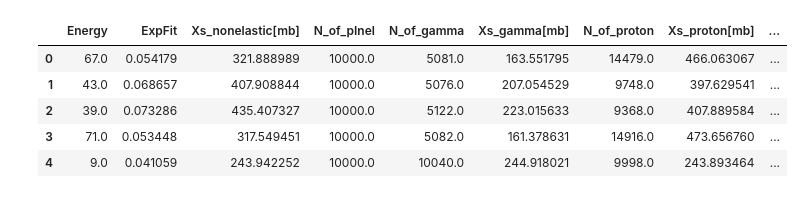
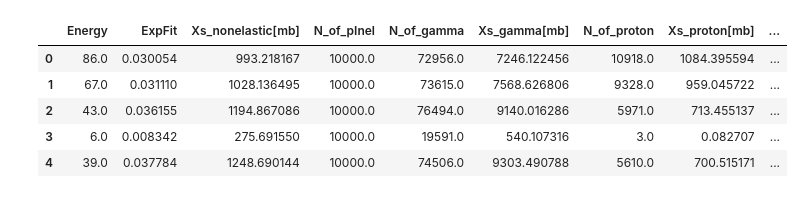
Before and after one commit to GiorgioCartechini/CrossSectionG4, a Jupyter notebook: Macro/G4_XS_Analysis.ipynb, the cells around one changed output. Saved outputs shown, nothing was run; the diff lists cells and outputs as text; code cells hidden in the pictures.

```diff
--- a/Macro/G4_XS_Analysis.ipynb
+++ b/Macro/G4_XS_Analysis.ipynb
@@ -41,13 +48,13 @@ Concerning G4 simulations:
 </ol>
 # %%
 talyspath = "/Users/giorgio/Documents/PhD/PromptGamma/TALYS/"
-G4path = "/Users/giorgio/Documents/PhD/G4_PG/CrossSectionPG/HardXS-build/O16/"
+G4path = "/Users/giorgio/Documents/PhD/G4_PG/CrossSectionPG/HardXS-build/Y89/"
 
 import os
 import pandas as pd
 import numpy as np
 from scipy.optimize import curve_fit
-import matplotlib.pyplot as plt
+from matplotlib import pyplot as plt
 
 #FIT FUNCTION
 def f(x, a, b, c):
@@ -90,7 +97,6 @@ def GetPARTICLEInfo(G4path,filename):
     f = open(G4path+filename, 'r')
     for i, line in enumerate(f):
         if(line.find("PARTICLES") != -1):
-            print(line)
             index = i
         if i>index:
             output[line[:line.find("->")]] = float(line[line.find("->")+2:])
@@ -173,13 +179,22 @@ elif target =='O16':
 
 #GET TOTAL NON ELASTIC CROSS SECTION
 XS['Xs_nonelastic[mb]'] = XS['ExpFit']*A*cmquad2mbarn_Na*1000/density
-plt.plot(XS.sort_values(by='Energy')['Energy'], XS.sort_values(by='Energy')['Xs_nonelastic[mb]'], label='BIC')
-plt.xlim(3,100)
-#plt.ylim(0,3000)
-plt.xlabel("Energy [MeV]")
-plt.ylabel("Cross section [mb]")
-plt.title("Nonelastic Xs")
-plt.legend()
 
-MFP_Ene.plot()
+fig, axs = plt.subplots(1,2, figsize=(15,5))
+axs[0].plot(XS.sort_values(by='Energy')['Energy'], XS.sort_values(by='Energy')['Xs_nonelastic[mb]'], label='BIC')
+axs[0].set_xlim(3,100)
+axs[0].set_ylim(0,3000)
+axs[0].set_xlabel("Energy [MeV]")
+axs[0].set_ylabel("Cross section [mb]")
+axs[0].set_title("Nonelastic Xs")
+axs[0].legend()
+
+axs[1].plot(MFP_Ene["Bins"], MFP_Ene["9p"], label='5 MeV')
+axs[1].plot(MFP_Ene["Bins"], MFP_Ene["21"], label='21 MeV')
+axs[1].plot(MFP_Ene["Bins"], MFP_Ene["91"], label='91 MeV')
+axs[1].set_xlim(0,200)
+axs[1].set_ylabel("counts")
+axs[1].set_xlabel("mean free path [mm]")
+axs[1].set_title("Mean Free Path")
+axs[1].legend()
 # %% [output]
@@ -236,41 +238,41 @@ for ene in MFP_Ene.columns:
         try:
             if target == 'Y89':
                 vec_pg.append(particles[ene]["Zr90"]) #GET Zr90 PER ENERGY
             elif target =='Cu63':
-                vec_pg.append(particles[ene]["Zr90"]) #GET Zr90 PER ENERGY
+                vec_pg.append(particles[ene]["Zn64"]) #GET Zr90 PER ENERGY
             elif target =='C12':
-                vec_pg.append(particles[ene]["Zr90"]) #GET Zr90 PER ENERGY
+                vec_pg.append(particles[ene]["N13"]) #GET Zr90 PER ENERGY
             elif target =='O16':
-                vec_pg.append(particles[ene]["C12"]) #GET Zr90 PER ENERGY
+                vec_pg.append(particles[ene]["Li7"]) #GET Zr90 PER ENERGY
         except:
             vec_pg.append(0.)
 
 
 XS['N_of_pInel'] = vec_pInelastic
 
 XS['N_of_gamma'] = vec_gamma
 XS['Xs_gamma[mb]'] = XS['Xs_nonelastic[mb]']*XS['N_of_gamma']/XS['N_of_pInel']
 
 XS['N_of_proton'] = vec_proton
 XS['Xs_proton[mb]'] = XS['Xs_nonelastic[mb]']*XS['N_of_proton']/XS['N_of_pInel']
 
 XS['N_of_alpha'] = vec_alpha
 XS['Xs_alpha[mb]'] = XS['Xs_nonelastic[mb]']*XS['N_of_alpha']/XS['N_of_pInel']
 
 XS['N_of_nutron'] = vec_neutron
 XS['Xs_neutron[mb]'] = XS['Xs_nonelastic[mb]']*XS['N_of_nutron']/XS['N_of_pInel']
 
 XS['N_of_pg'] = vec_pg
 XS['Xs_pg[mb]'] = XS['Xs_nonelastic[mb]']*XS['N_of_pg']/XS['N_of_pInel']
 
 XS.head()
 # %% [output]
 |  | Energy | ExpFit | Xs_nonelastic[mb] | N_of_pInel | N_of_gamma | Xs_gamma[mb] | N_of_proton | Xs_proton[mb] | ... |
-| 0 | 67.0 | 0.054179 | 321.888989 | 10000.0 | 5081.0 | 163.551795 | 14479.0 | 466.063067 | ... |
-| 1 | 43.0 | 0.068657 | 407.908844 | 10000.0 | 5076.0 | 207.054529 | 9748.0 | 397.629541 | ... |
-| 2 | 39.0 | 0.073286 | 435.407327 | 10000.0 | 5122.0 | 223.015633 | 9368.0 | 407.889584 | ... |
-| 3 | 71.0 | 0.053448 | 317.549451 | 10000.0 | 5082.0 | 161.378631 | 14916.0 | 473.656760 | ... |
-| 4 | 9.0 | 0.041059 | 243.942252 | 10000.0 | 10040.0 | 244.918021 | 9998.0 | 243.893464 | ... |
+| 0 | 86.0 | 0.030054 | 993.218167 | 10000.0 | 72956.0 | 7246.122456 | 10918.0 | 1084.395594 | ... |
+| 1 | 67.0 | 0.031110 | 1028.136495 | 10000.0 | 73615.0 | 7568.626806 | 9328.0 | 959.045722 | ... |
+| 2 | 43.0 | 0.036155 | 1194.867086 | 10000.0 | 76494.0 | 9140.016286 | 5971.0 | 713.455137 | ... |
+| 3 | 6.0 | 0.008342 | 275.691550 | 10000.0 | 19591.0 | 540.107316 | 3.0 | 0.082707 | ... |
+| 4 | 39.0 | 0.037784 | 1248.690144 | 10000.0 | 74506.0 | 9303.490788 | 5610.0 | 700.515171 | ... |
 # %%
 #TALYS XS
 xs = {}
```
Also changed, not shown: parts of 5 cells of this notebook.
